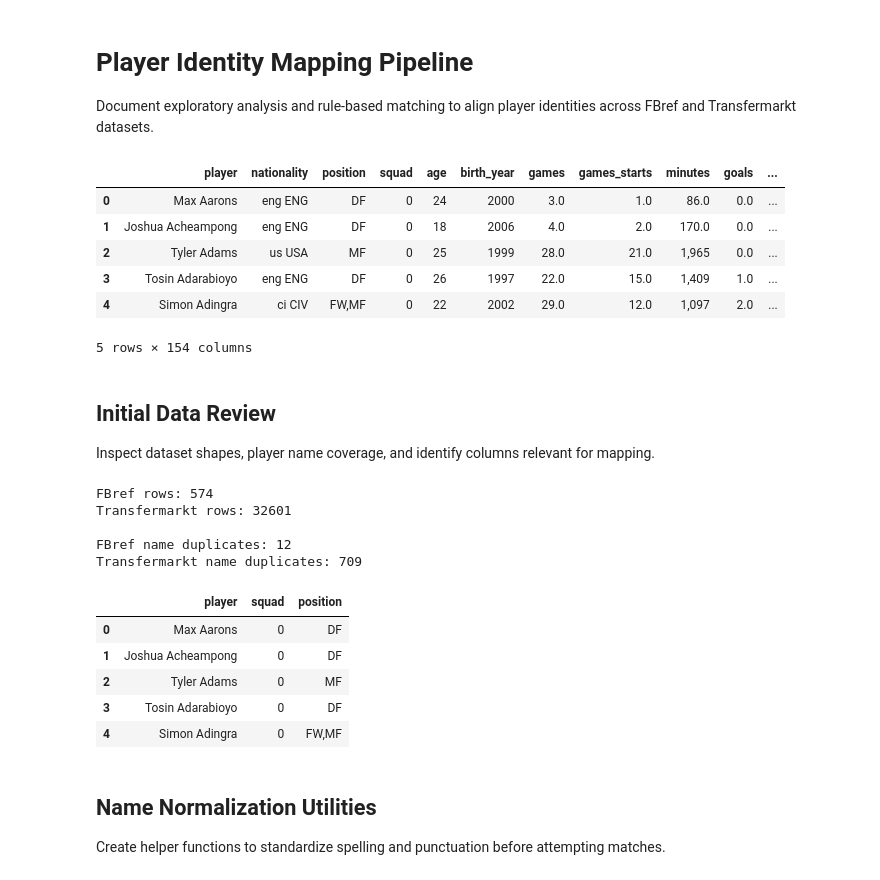
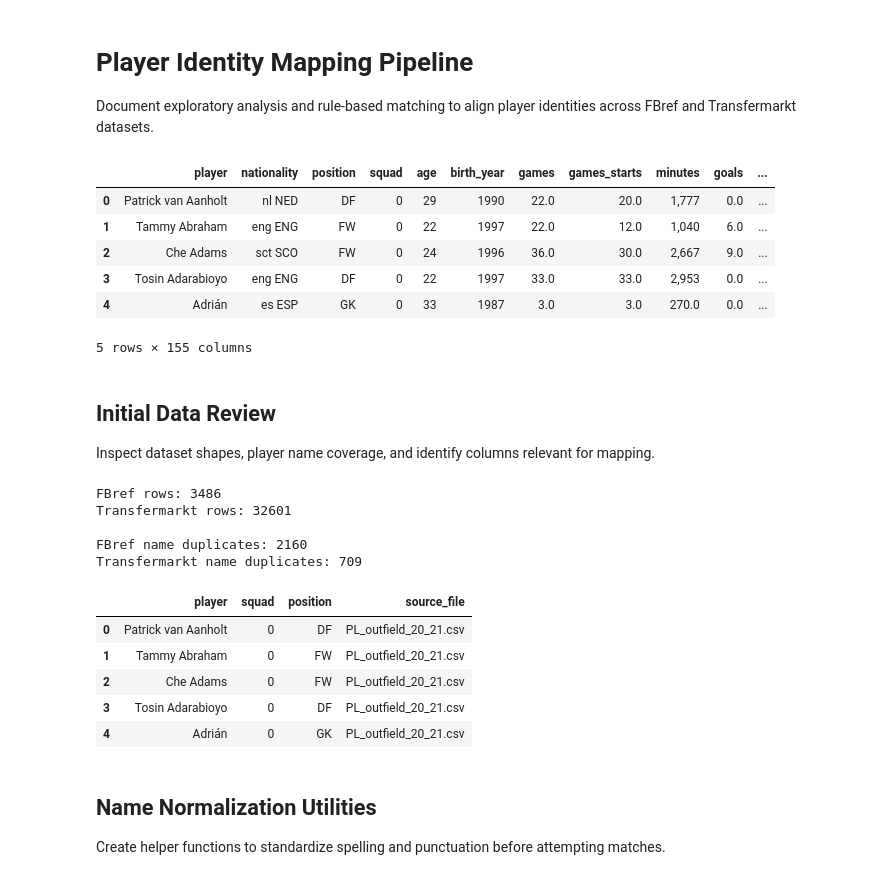
Before and after one commit to Nacnano/football-data-project, a Jupyter notebook: notebooks/mapping_pipeline.ipynb, the cells around one changed output. Cells and saved outputs as stored; diff of their text form; code cells hidden in the pictures.

Commit message:
add name mapping

```diff
--- a/notebooks/mapping_pipeline.ipynb
+++ b/notebooks/mapping_pipeline.ipynb
@@ -11,24 +11,37 @@ from difflib import SequenceMatcher, get_close_matches
 import unicodedata
 # %%
 DATA_DIR = Path('../data')
-FBREF_OUTFIELD_PATH = DATA_DIR / 'fbref' / 'PL_outfield' / 'PL_outfield_24_25.csv'
+FBREF_OUTFIELD_DIR = DATA_DIR / 'fbref' / 'PL_outfield'
+FBREF_KEEPER_DIR = DATA_DIR / 'fbref' / 'PL_keeper'
 TRANSFERMARKT_PLAYERS_PATH = DATA_DIR / 'kaggle' / 'transfermarkt' / 'players.csv'
 
 
-fbref_df = pd.read_csv(FBREF_OUTFIELD_PATH)
+def load_fbref_glob(directory: Path, pattern: str) -> pd.DataFrame:
+    files = sorted(directory.glob(pattern))
+    frames = []
+    for file in files:
+        df = pd.read_csv(file)
+        df['source_file'] = file.name
+        frames.append(df)
+    return pd.concat(frames, ignore_index=True) if frames else pd.DataFrame()
+
+
+
+fbref_outfield_df = load_fbref_glob(FBREF_OUTFIELD_DIR, 'PL_outfield_*.csv')
+fbref_keeper_df = load_fbref_glob(FBREF_KEEPER_DIR, 'PL_keeper_*.csv')
 tm_df = pd.read_csv(TRANSFERMARKT_PLAYERS_PATH)
 
 
 
-fbref_df.head()
+fbref_outfield_df.head()
 # %% [output]
 |  | player | nationality | position | squad | age | birth_year | games | games_starts | minutes | goals | ... |
-| 0 | Max Aarons | eng ENG | DF | 0 | 24 | 2000 | 3.0 | 1.0 | 86.0 | 0.0 | ... |
-| 1 | Joshua Acheampong | eng ENG | DF | 0 | 18 | 2006 | 4.0 | 2.0 | 170.0 | 0.0 | ... |
-| 2 | Tyler Adams | us USA | MF | 0 | 25 | 1999 | 28.0 | 21.0 | 1,965 | 0.0 | ... |
-| 3 | Tosin Adarabioyo | eng ENG | DF | 0 | 26 | 1997 | 22.0 | 15.0 | 1,409 | 1.0 | ... |
-| 4 | Simon Adingra | ci CIV | FW,MF | 0 | 22 | 2002 | 29.0 | 12.0 | 1,097 | 2.0 | ... |
+| 0 | Patrick van Aanholt | nl NED | DF | 0 | 29 | 1990 | 22.0 | 20.0 | 1,777 | 0.0 | ... |
+| 1 | Tammy Abraham | eng ENG | FW | 0 | 22 | 1997 | 22.0 | 12.0 | 1,040 | 6.0 | ... |
+| 2 | Che Adams | sct SCO | FW | 0 | 24 | 1996 | 36.0 | 30.0 | 2,667 | 9.0 | ... |
+| 3 | Tosin Adarabioyo | eng ENG | DF | 0 | 22 | 1997 | 33.0 | 33.0 | 2,953 | 0.0 | ... |
+| 4 | Adrián | es ESP | GK | 0 | 33 | 1987 | 3.0 | 3.0 | 270.0 | 0.0 | ... |
-5 rows × 154 columns
+5 rows × 155 columns
 # %% [markdown]
 ## Initial Data Review
 
@@ -36,30 +48,38 @@ fbref_df.head()
 Inspect dataset shapes, player name coverage, and identify columns relevant for mapping.
 # %%
-fbref_summary = fbref_df[['player', 'squad', 'position']].copy()
+fbref_outfield_summary = fbref_outfield_df[['player', 'squad', 'position', 'source_file']].copy()
+fbref_keeper_summary = fbref_keeper_df[['player', 'squad', 'source_file']].copy()
+fbref_keeper_summary['position'] = 'GK'
+
+fbref_summary = pd.concat([fbref_outfield_summary, fbref_keeper_summary], ignore_index=True)
+
 tm_summary = tm_df[['player_id', 'name', 'first_name', 'last_name', 'current_club_name']].copy()
+
 
 
 print('FBref rows:', len(fbref_summary))
 print('Transfermarkt rows:', len(tm_summary))
 
 
+
 print('\nFBref name duplicates:', fbref_summary['player'].duplicated().sum())
 print('Transfermarkt name duplicates:', tm_summary['name'].duplicated().sum())
 
 
+
 fbref_summary.head()
 # %% [output]
-FBref rows: 574
+FBref rows: 3486
 Transfermarkt rows: 32601
 
-FBref name duplicates: 12
+FBref name duplicates: 2160
 Transfermarkt name duplicates: 709
-|  | player | squad | position |
-| 0 | Max Aarons | 0 | DF |
-| 1 | Joshua Acheampong | 0 | DF |
-| 2 | Tyler Adams | 0 | MF |
-| 3 | Tosin Adarabioyo | 0 | DF |
-| 4 | Simon Adingra | 0 | FW,MF |
+|  | player | squad | position | source_file |
+| 0 | Patrick van Aanholt | 0 | DF | PL_outfield_20_21.csv |
+| 1 | Tammy Abraham | 0 | FW | PL_outfield_20_21.csv |
+| 2 | Che Adams | 0 | FW | PL_outfield_20_21.csv |
+| 3 | Tosin Adarabioyo | 0 | DF | PL_outfield_20_21.csv |
+| 4 | Adrián | 0 | GK | PL_outfield_20_21.csv |
 # %% [markdown]
 ## Name Normalization Utilities
 
```
Also changed, not shown: parts of 11 cells of this notebook, 1 other file.
